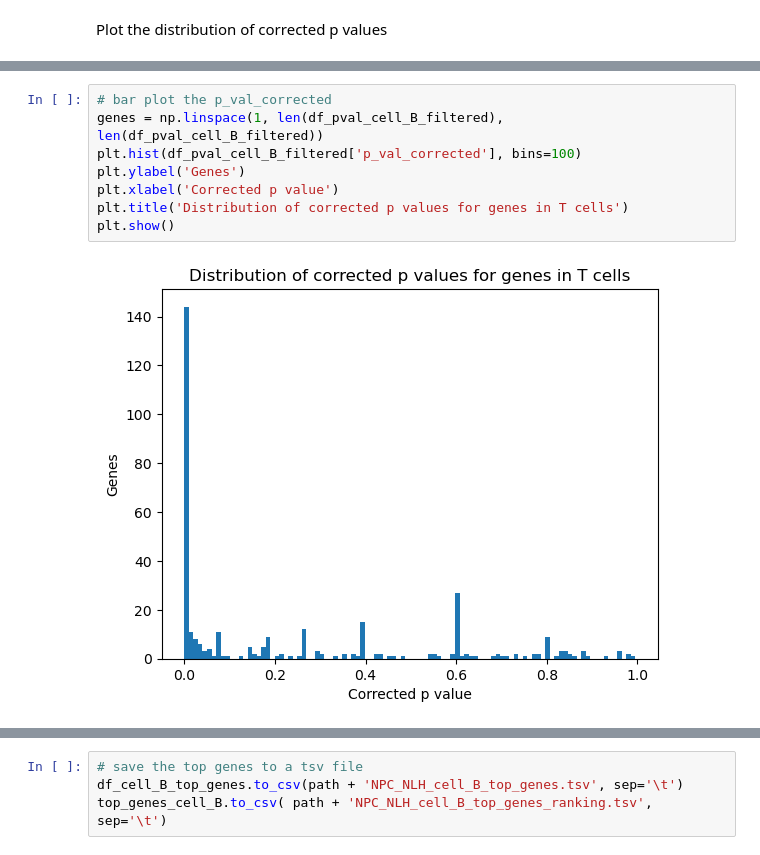
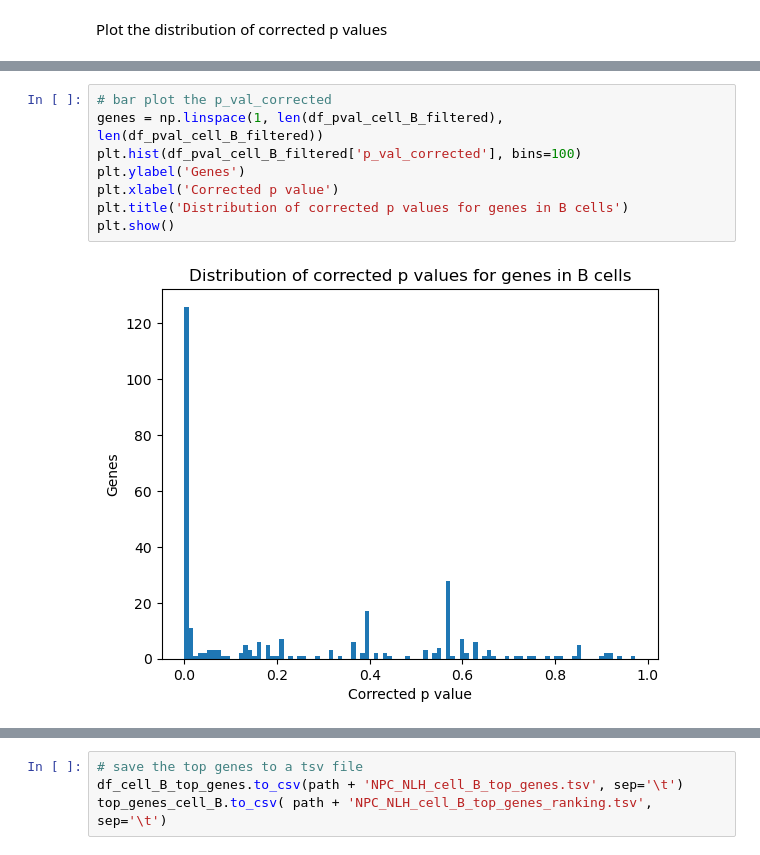
Before and after one commit to StatBiomed/NegabinGLM, a Jupyter notebook: notebooks/sc_B.ipynb, the cells around one changed output, grey strips where cells are left out. Drawn from its saved outputs; the diff is of its cells as text.

```diff
--- a/notebooks/sc_B.ipynb
+++ b/notebooks/sc_B.ipynb
@@ -295,13 +306,13 @@ df_pval_cell_B_filtered
 # %%
 # bar plot the p_val_corrected
 genes = np.linspace(1, len(df_pval_cell_B_filtered), len(df_pval_cell_B_filtered))
 plt.hist(df_pval_cell_B_filtered['p_val_corrected'], bins=100)
 plt.ylabel('Genes')
 plt.xlabel('Corrected p value')
-plt.title('Distribution of corrected p values for genes in T cells')
+plt.title('Distribution of corrected p values for genes in B cells')
 plt.show()
 # %% [output]
-[figure, old version]
+[figure, new version]
 # %%
 df_pval_cell_B_filtered = df_pval_cell_B_filtered[df_pval_cell_B_filtered['p_val_corrected'] < 0.000000001]
 genes = np.linspace(1, len(df_pval_cell_B_filtered), len(df_pval_cell_B_filtered))
```
Also changed, not shown: parts of 17 cells of this notebook, 5 other files.
